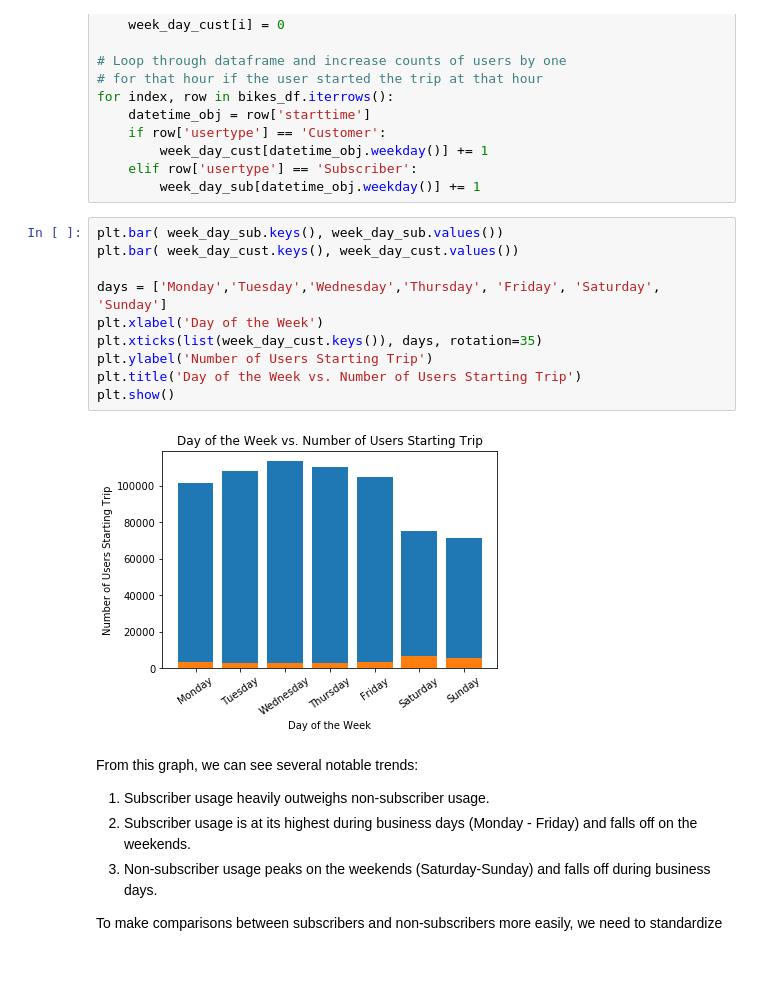
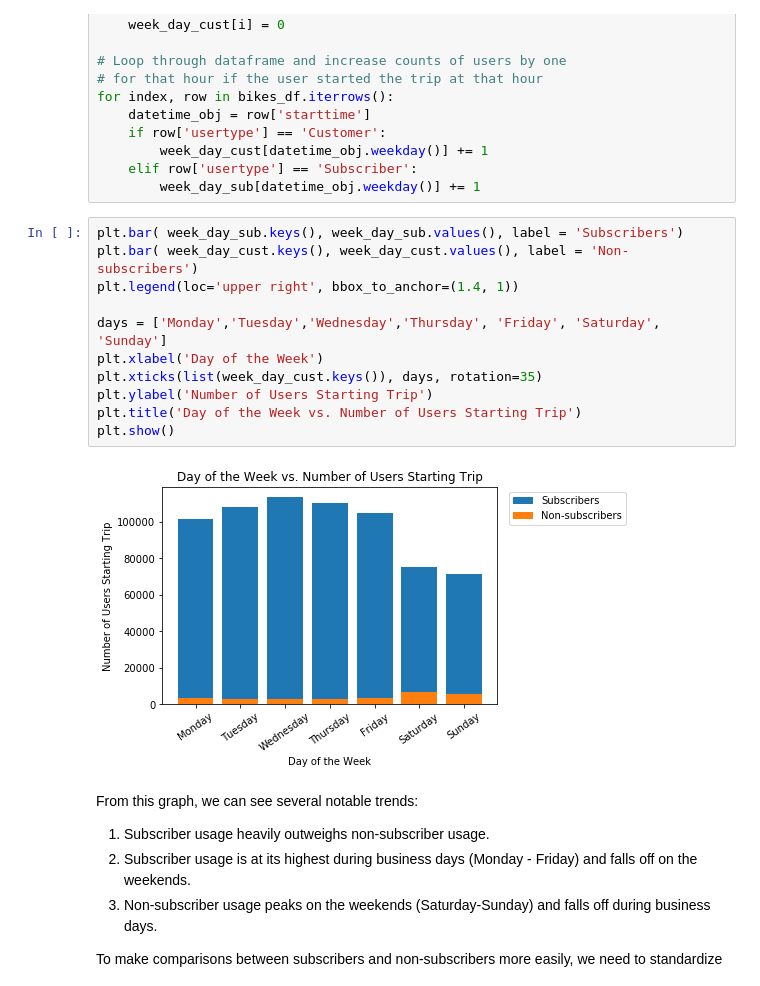
Before and after one commit to arunsrinivas20/arunsrinivas20.github.io, a Jupyter notebook: Andrew_Arun_Matt_CMSC320_Final.ipynb, the cells around one changed output. Drawn from its saved outputs; the diff is of its cells as text.

```diff
--- a/Andrew_Arun_Matt_CMSC320_Final.ipynb
+++ b/Andrew_Arun_Matt_CMSC320_Final.ipynb
@@ -457,17 +463,18 @@ for index, row in bikes_df.iterrows():
     elif row['usertype'] == 'Subscriber':
         week_day_sub[datetime_obj.weekday()] += 1
 # %%
-plt.bar( week_day_sub.keys(), week_day_sub.values())
-plt.bar( week_day_cust.keys(), week_day_cust.values())
+plt.bar( week_day_sub.keys(), week_day_sub.values(), label = 'Subscribers')
+plt.bar( week_day_cust.keys(), week_day_cust.values(), label = 'Non-subscribers')
+plt.legend(loc='upper right', bbox_to_anchor=(1.4, 1))
 
 days = ['Monday','Tuesday','Wednesday','Thursday', 'Friday', 'Saturday', 'Sunday']
 plt.xlabel('Day of the Week')
 plt.xticks(list(week_day_cust.keys()), days, rotation=35)
 plt.ylabel('Number of Users Starting Trip')
 plt.title('Day of the Week vs. Number of Users Starting Trip')
 plt.show()
 # %% [output]
-[figure, old version]
+[figure, new version]
 # %% [markdown]
 From this graph, we can see several notable trends:
 1. Subscriber usage heavily outweighs non-subscriber usage.
```
Also changed, not shown: parts of 15 cells of this notebook.
